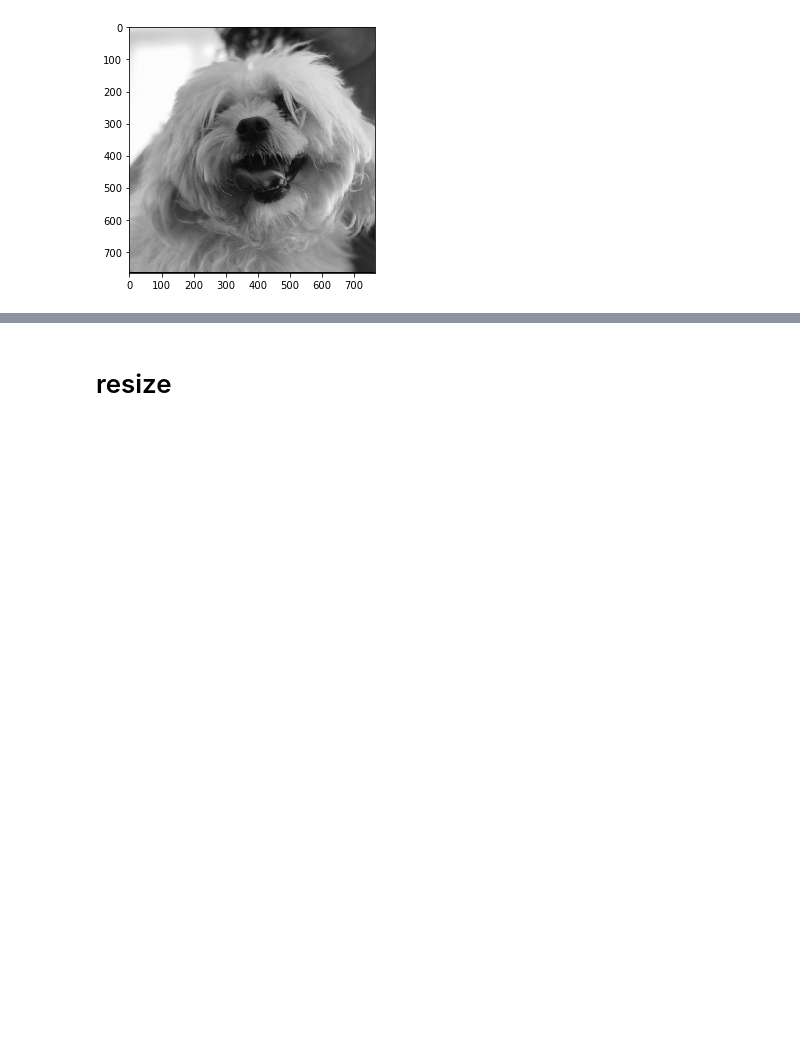
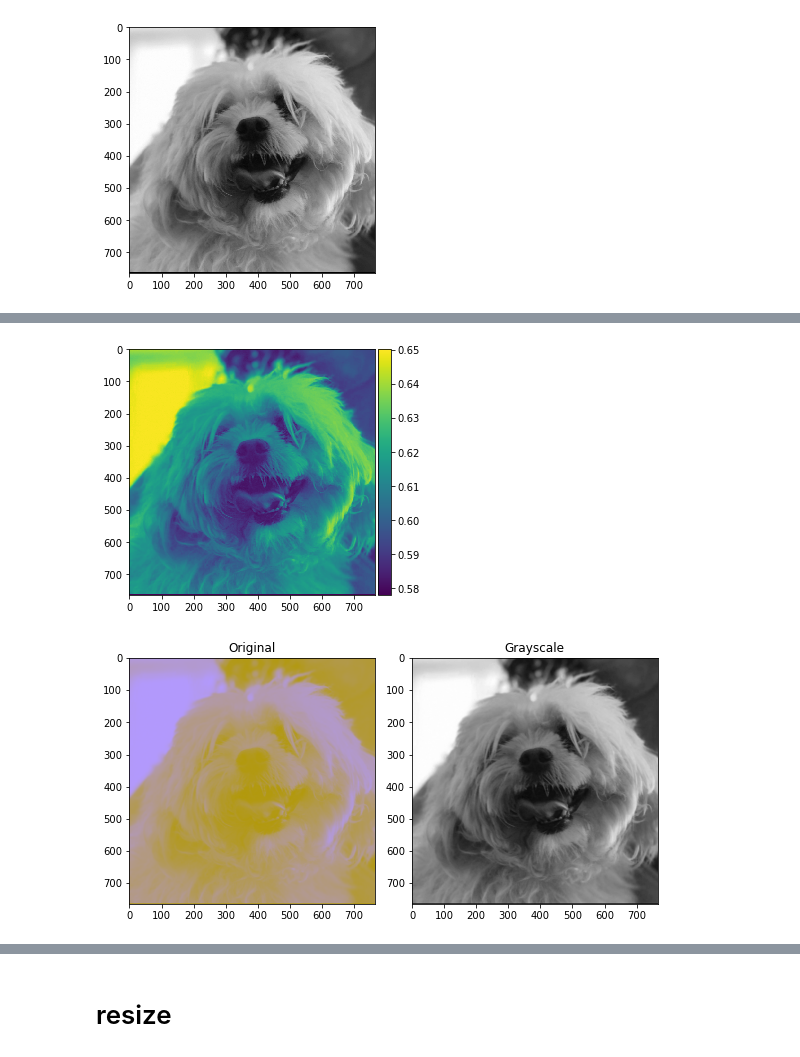
Before and after one commit to taghizadeh598/Image_processing, a Jupyter notebook: image processing-1.ipynb, the cells around one changed output, grey strips where cells are left out. Drawn from its saved outputs; the diff is of its cells as text; code cells hidden in the pictures; blank space fills up the shorter version.

```diff
--- a/image processing-1.ipynb
+++ b/image processing-1.ipynb
@@ -220,7 +246,23 @@ imshow(image_gray)
 # %%
 
-#from skimage.color import rgb2gray
-#img = rgb2gray(image)
+from skimage.color import rgb2gray
+img1_no_alpha = img1[:, :, :-1]
+#img1_gray = np.mean(img1_no_alpha, axis=2)
+#img = rgb2gray(img1_no_alpha)
 #img = imread('image1.png')
-#img_new = rgb2gray(img)
+img_new = rgb2gray(img1_no_alpha)
+imshow(img_new)
+fig, axes = plt.subplots(1, 2, figsize=(8, 4))
+ax = axes.ravel()
+
+ax[0].imshow(img1_no_alpha)
+ax[0].set_title("Original")
+ax[1].imshow(img_new , cmap=plt.cm.gray)
+ax[1].set_title("Grayscale")
+
+fig.tight_layout()
+plt.show()
 #plt.show()
+# %% [output]
+[figure, added]
+[figure, added]
```
Also changed, not shown: parts of 28 cells of this notebook.
